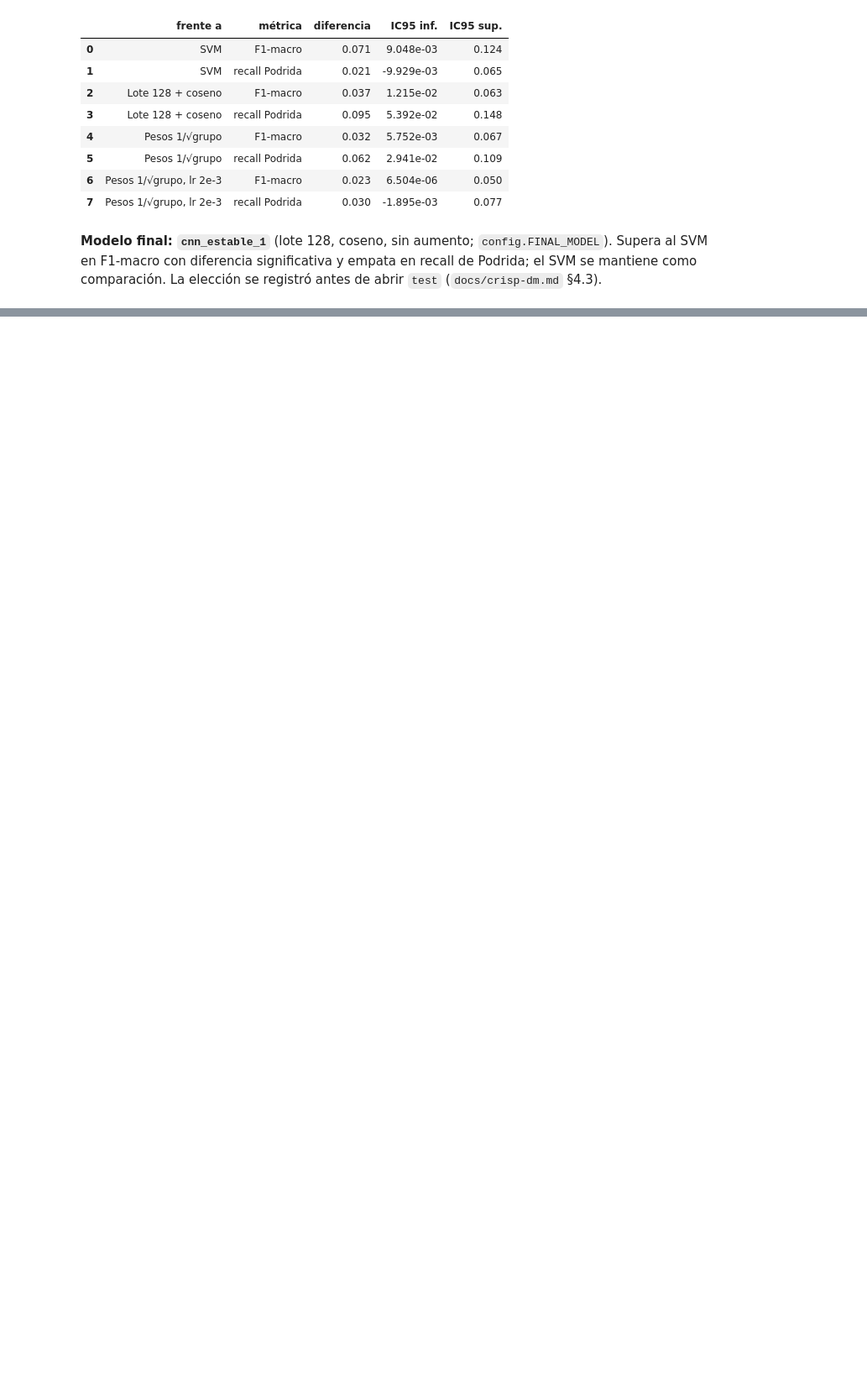
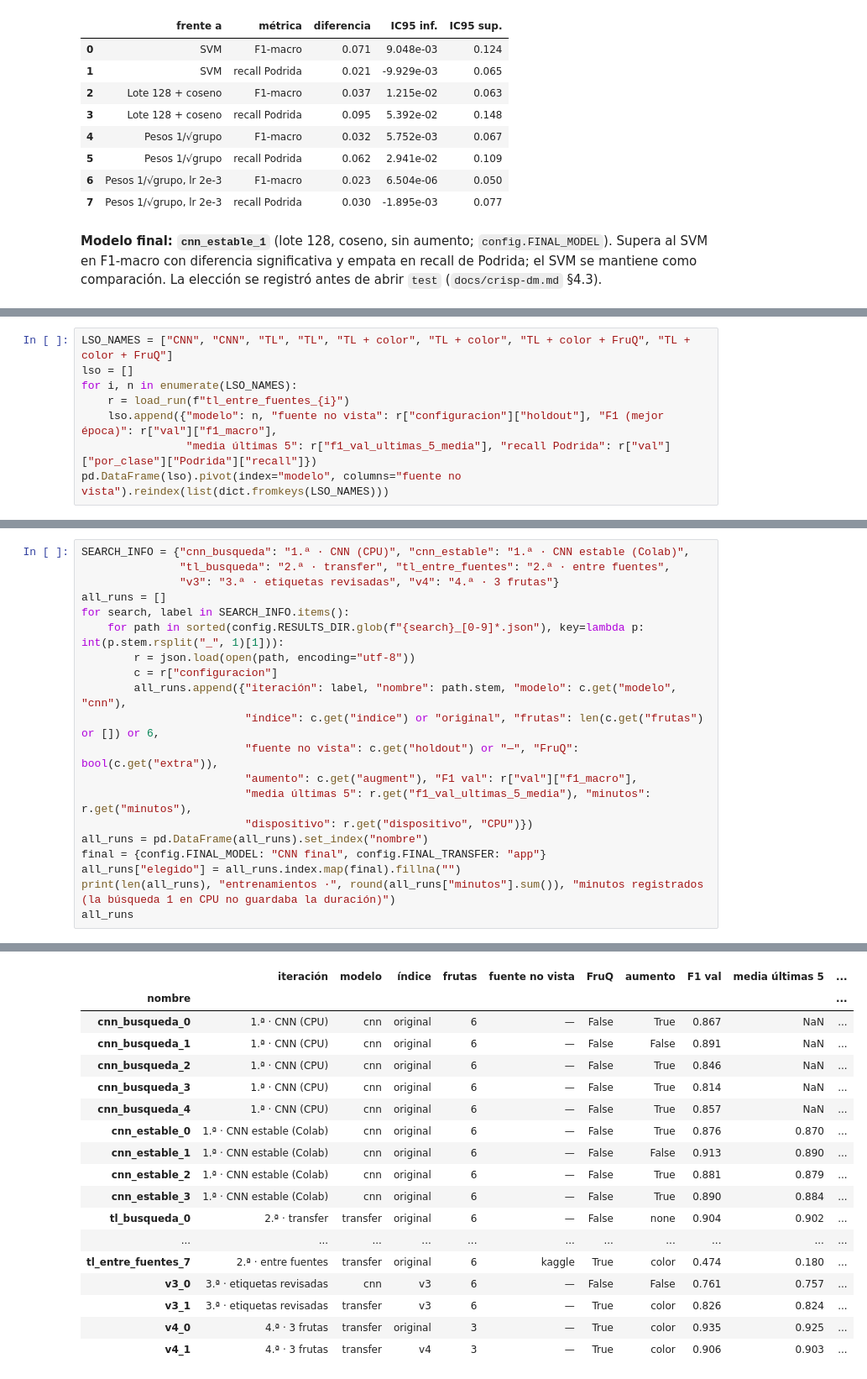
Before and after one commit to sjrengifo/fruit-quality-classification, a Jupyter notebook: notebooks/04_modeling_cnn.ipynb, the cells around one changed output, grey strips where cells are left out. Shown at 84% size. Drawn from its saved outputs; the diff is of its cells as text; blank space fills up the shorter version.

```diff
--- a/notebooks/04_modeling_cnn.ipynb
+++ b/notebooks/04_modeling_cnn.ipynb
@@ -274,0 +339,8 @@ comparación. La elección se registró antes de abrir `test` (`docs/crisp-dm.md
+# %%
+LSO_NAMES = ["CNN", "CNN", "TL", "TL", "TL + color", "TL + color", "TL + color + FruQ", "TL + color + FruQ"]
+lso = []
+for i, n in enumerate(LSO_NAMES):
+    r = load_run(f"tl_entre_fuentes_{i}")
+    lso.append({"modelo": n, "fuente no vista": r["configuracion"]["holdout"], "F1 (mejor época)": r["val"]["f1_macro"],
+                "media últimas 5": r["f1_val_ultimas_5_media"], "recall Podrida": r["val"]["por_clase"]["Podrida"]["recall"]})
+pd.DataFrame(lso).pivot(index="modelo", columns="fuente no vista").reindex(list(dict.fromkeys(LSO_NAMES)))
@@ -274,0 +421,21 @@ comparación. La elección se registró antes de abrir `test` (`docs/crisp-dm.md
+# %%
+SEARCH_INFO = {"cnn_busqueda": "1.ª · CNN (CPU)", "cnn_estable": "1.ª · CNN estable (Colab)",
+               "tl_busqueda": "2.ª · transfer", "tl_entre_fuentes": "2.ª · entre fuentes",
+               "v3": "3.ª · etiquetas revisadas", "v4": "4.ª · 3 frutas"}
+all_runs = []
+for search, label in SEARCH_INFO.items():
+    for path in sorted(config.RESULTS_DIR.glob(f"{search}_[0-9]*.json"), key=lambda p: int(p.stem.rsplit("_", 1)[1])):
+        r = json.load(open(path, encoding="utf-8"))
+        c = r["configuracion"]
+        all_runs.append({"iteración": label, "nombre": path.stem, "modelo": c.get("modelo", "cnn"),
+                         "índice": c.get("indice") or "original", "frutas": len(c.get("frutas") or []) or 6,
+                         "fuente no vista": c.get("holdout") or "—", "FruQ": bool(c.get("extra")),
+                         "aumento": c.get("augment"), "F1 val": r["val"]["f1_macro"],
+                         "media últimas 5": r.get("f1_val_ultimas_5_media"), "minutos": r.get("minutos"),
+                         "dispositivo": r.get("dispositivo", "CPU")})
+all_runs = pd.DataFrame(all_runs).set_index("nombre")
+final = {config.FINAL_MODEL: "CNN final", config.FINAL_TRANSFER: "app"}
+all_runs["elegido"] = all_runs.index.map(final).fillna("")
+print(len(all_runs), "entrenamientos ·", round(all_runs["minutos"].sum()), "minutos registrados (la búsqueda 1 en CPU no guardaba la duración)")
+all_runs
+# %% [output]
@@ -274,0 +443,18 @@ comparación. La elección se registró antes de abrir `test` (`docs/crisp-dm.md
+|  | iteración | modelo | índice | frutas | fuente no vista | FruQ | aumento | F1 val | media últimas 5 | ... |
+| nombre |  |  |  |  |  |  |  |  |  | ... |
+| cnn_busqueda_0 | 1.ª · CNN (CPU) | cnn | original | 6 | — | False | True | 0.867 | NaN | ... |
+| cnn_busqueda_1 | 1.ª · CNN (CPU) | cnn | original | 6 | — | False | False | 0.891 | NaN | ... |
+| cnn_busqueda_2 | 1.ª · CNN (CPU) | cnn | original | 6 | — | False | True | 0.846 | NaN | ... |
+| cnn_busqueda_3 | 1.ª · CNN (CPU) | cnn | original | 6 | — | False | True | 0.814 | NaN | ... |
+| cnn_busqueda_4 | 1.ª · CNN (CPU) | cnn | original | 6 | — | False | True | 0.857 | NaN | ... |
+| cnn_estable_0 | 1.ª · CNN estable (Colab) | cnn | original | 6 | — | False | True | 0.876 | 0.870 | ... |
+| cnn_estable_1 | 1.ª · CNN estable (Colab) | cnn | original | 6 | — | False | False | 0.913 | 0.890 | ... |
+| cnn_estable_2 | 1.ª · CNN estable (Colab) | cnn | original | 6 | — | False | True | 0.881 | 0.879 | ... |
+| cnn_estable_3 | 1.ª · CNN estable (Colab) | cnn | original | 6 | — | False | True | 0.890 | 0.884 | ... |
+| tl_busqueda_0 | 2.ª · transfer | transfer | original | 6 | — | False | none | 0.904 | 0.902 | ... |
+| ... | ... | ... | ... | ... | ... | ... | ... | ... | ... | ... |
+| tl_entre_fuentes_7 | 2.ª · entre fuentes | transfer | original | 6 | kaggle | True | color | 0.474 | 0.180 | ... |
+| v3_0 | 3.ª · etiquetas revisadas | cnn | v3 | 6 | — | False | False | 0.761 | 0.757 | ... |
+| v3_1 | 3.ª · etiquetas revisadas | transfer | v3 | 6 | — | True | color | 0.826 | 0.824 | ... |
+| v4_0 | 4.ª · 3 frutas | transfer | original | 3 | — | True | color | 0.935 | 0.925 | ... |
+| v4_1 | 4.ª · 3 frutas | transfer | v4 | 3 | — | True | color | 0.906 | 0.903 | ... |
```
Also changed, not shown: parts of 16 cells of this notebook, 18 other files.
